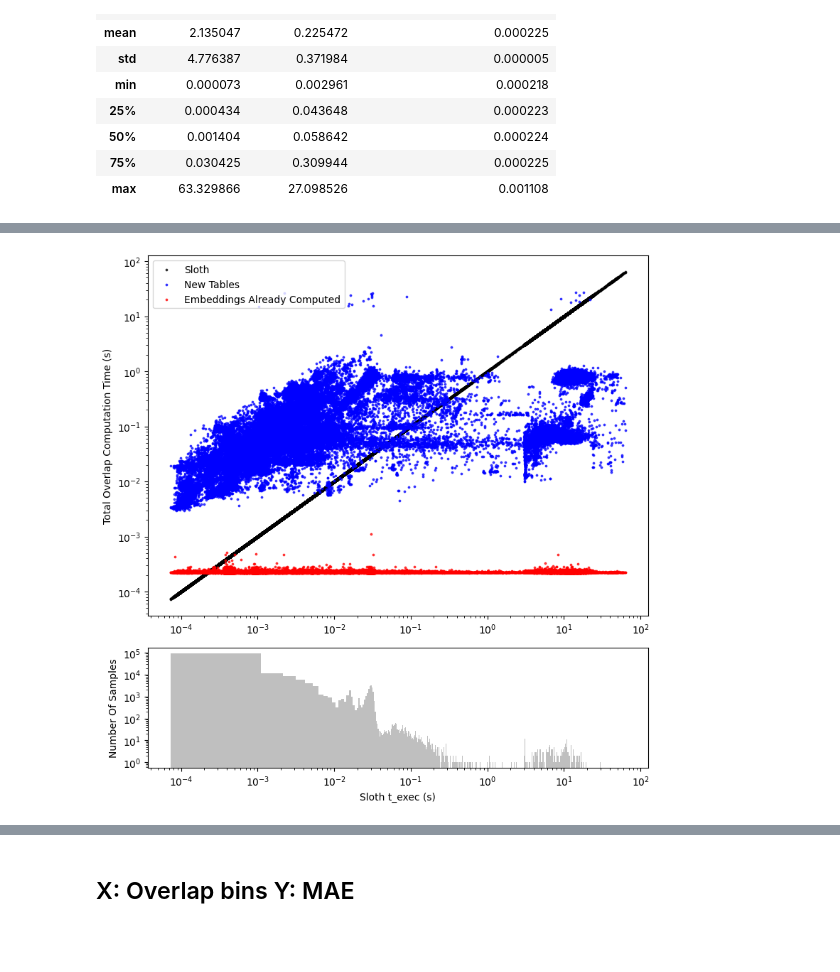
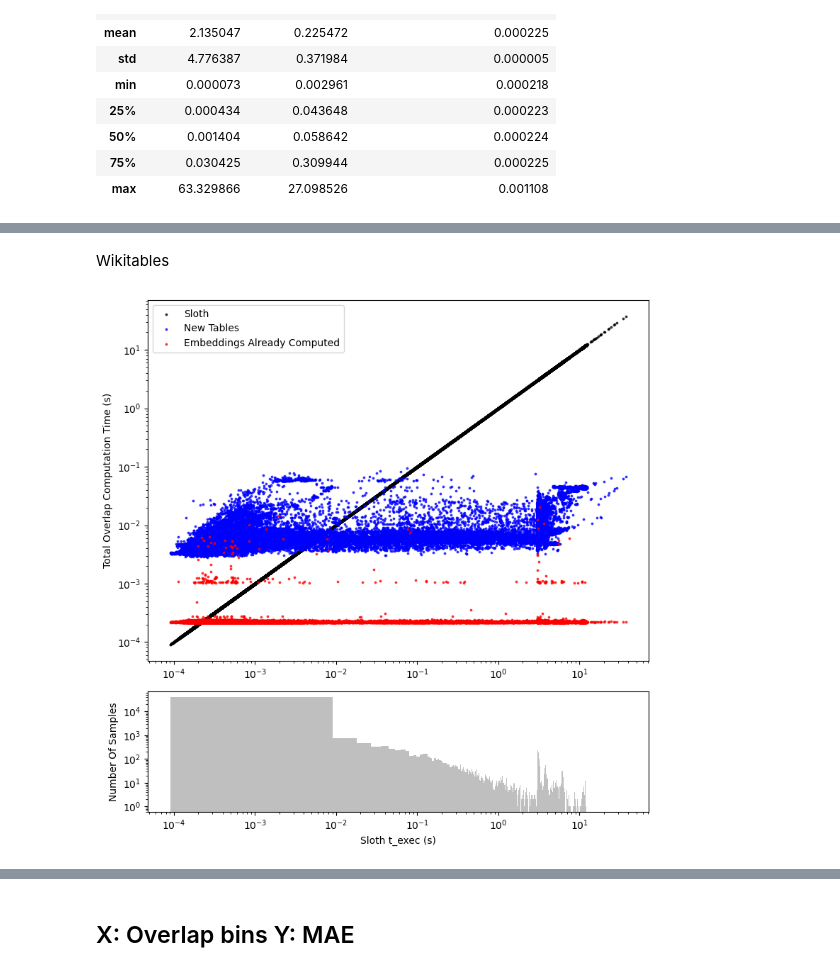
Before and after one commit to frapugna/GNNTE, a Jupyter notebook: _data_visualization.ipynb, the cells around one changed output, grey strips where cells are left out. Saved outputs shown, nothing was run; the diff lists cells and outputs as text; code cells hidden in the pictures; blank space fills up the shorter version.

```diff
--- a/_data_visualization.ipynb
+++ b/_data_visualization.ipynb
@@ -94,4 +56,6 @@ data[['total_time', 'total', 'overlap_computations_repeated']].describe()
+# %% [markdown]
+Wikitables
 # %%
-show_scatter_t_exec_sloth_arm('/home/francesco.pugnaloni/GNNTE/test_data/t_exec/end_2_end_overlap_comparison/t_execs_compared_seconds_full_100tokens_with_test_repeated_for_cossim.csv', logx=True, logy=True)
+show_scatter_t_exec_sloth_arm('/home/francesco.pugnaloni/GNNTE/Datasets/2_WikiTables/efficiency/efficiency.csv', logx=True, logy=True)
 # %% [output]
-[figure, old version]
+[figure, new version]
```
Also changed, not shown: parts of 65 cells of this notebook, 24 other files.
